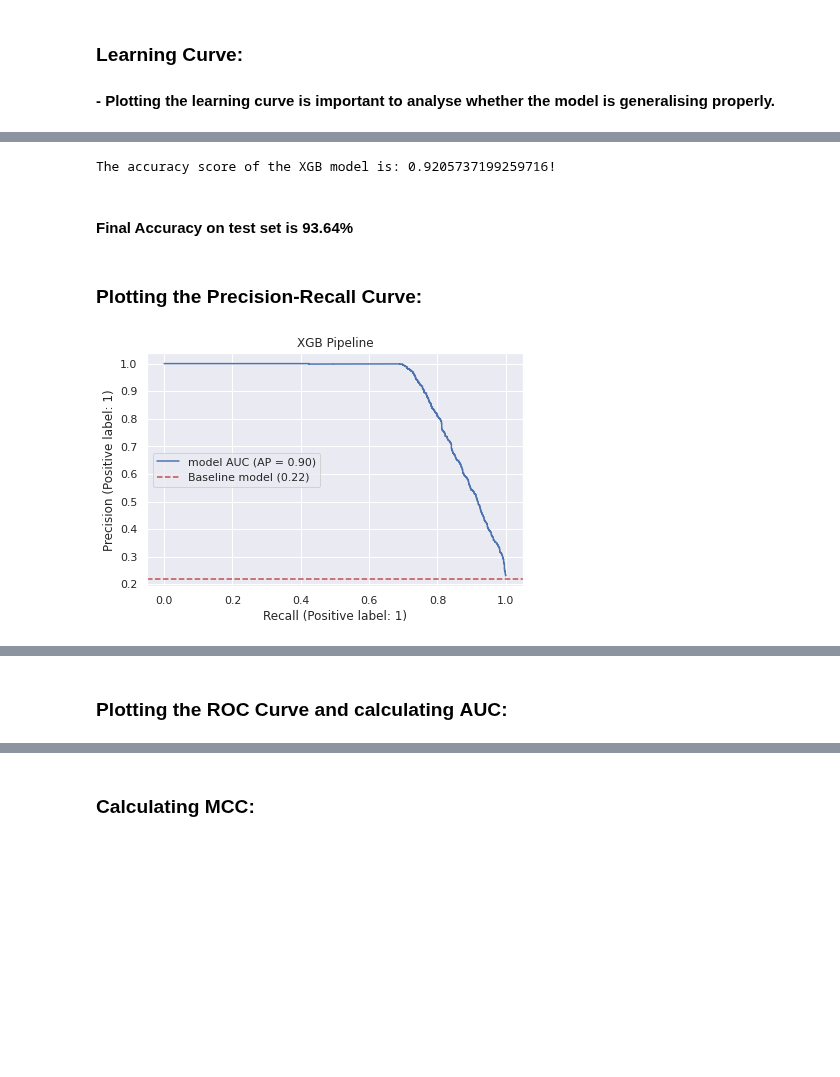
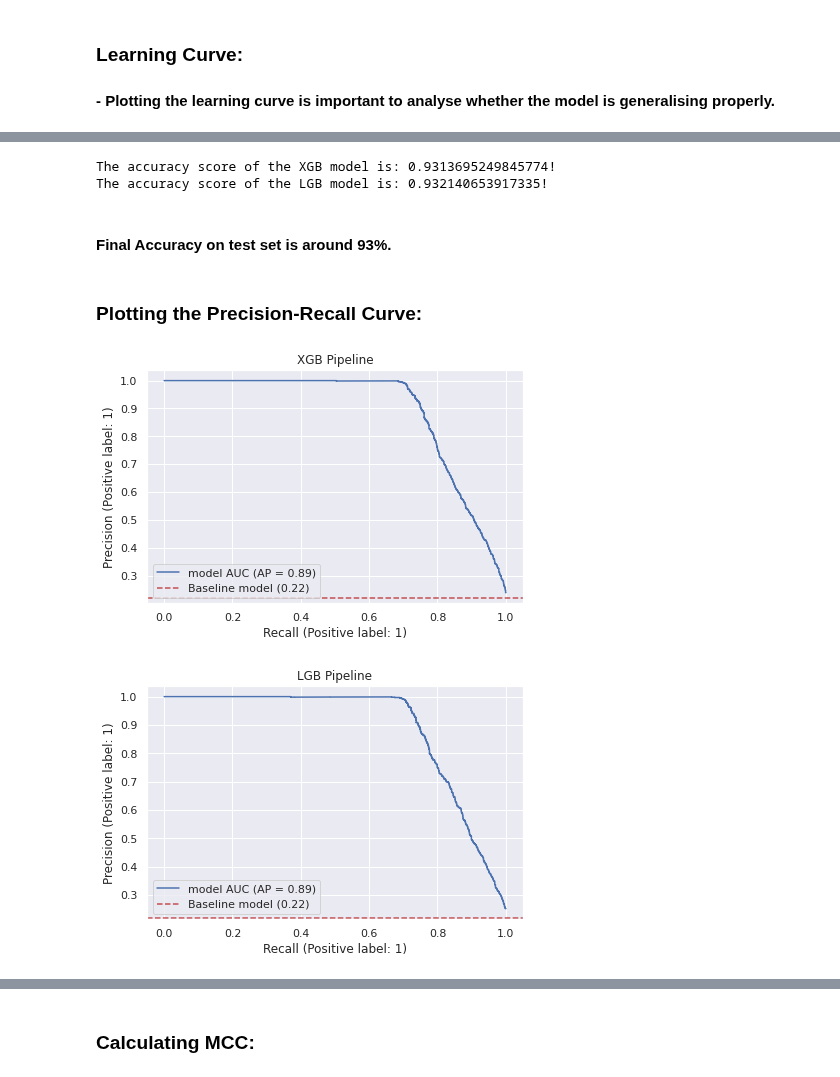
Before and after one commit to s-ravi18/Kaggle-Notebooks, a Jupyter notebook: credit-risk-analysis-redo.ipynb, the cells around one changed output, grey strips where cells are left out. Cells and saved outputs as stored; diff of their text form; code cells hidden in the pictures; blank space fills up the shorter version.

```diff
--- a/credit-risk-analysis-redo.ipynb
+++ b/credit-risk-analysis-redo.ipynb
@@ -731,8 +731,9 @@ We will use this technique here to test model performance once again before eval
 # %%
+%%time
 ## A dry run of the best pipeline:
-pipe = be
+pipe_xgb = be_xgb
 # evaluate pipeline using k-fold cross validation:
 cv = RepeatedStratifiedKFold(n_splits=5, n_repeats=3, random_state=1)
-scores = cross_val_score(pipe, X, y, scoring='accuracy', cv=cv, n_jobs=-1)
-scores.mean()
+scores = cross_val_score(pipe_xgb, X, y, scoring='accuracy', cv=cv, n_jobs=-1)
+print(f"The MEAN of score obtained after CROSS VALIDATION of the XGB Based Pipeline is: {scores.mean()} or {scores.mean()*100:.2f}%")
 # %% [output]
@@ -740,7 +743,10 @@ NameError: name 'be' is not defined
 # %%
+%%time
 ## Fitting into best pipeline for evaluation:
-pipe.fit(X, y)
+pipe_xgb.fit(X, y)
 ## Getting predictions:
-preds_xgb = pipe.predict(X_test)
+preds_xgb = pipe_xgb.predict(X_test)
 ## Getting probabilities:
-probs_xgb = pipe.predict_proba(X_test)
+probs_xgb = pipe_xgb.predict_proba(X_test)
+## Accuracy Score:
+print(f"The ACCURACY SCORE produced on the TEST SET by the XGB Based Pipeline is: {accuracy_score(y_test,preds_xgb)} or {accuracy_score(y_test,preds_xgb)*100}%.")
@@ -750,0 +759,8 @@ accuracy_score(y_test,preds_xgb)
+# %%
+%%time
+## A dry run of the best pipeline:
+pipe_lgb = be_lgb
+# evaluate pipeline using k-fold cross validation:
+cv = RepeatedStratifiedKFold(n_splits=5, n_repeats=3, random_state=1)
+scores = cross_val_score(pipe_lgb, X, y, scoring='accuracy', cv=cv, n_jobs=-1)
+print(f"The MEAN of score obtained after CROSS VALIDATION of the LGBM Based Pipeline is: {scores.mean()} or {scores.mean()*100:.2f}%")
@@ -750,0 +771,10 @@ accuracy_score(y_test,preds_xgb)
+# %%
+%%time
+## Fitting into best pipeline for evaluation:
+pipe_lgb.fit(X, y)
+## Getting predictions:
+preds_lgb = pipe_lgb.predict(X_test)
+## Getting probabilities:
+probs_lgb = pipe_lgb.predict_proba(X_test)
+## Accuracy Score:
+print(f"The ACCURACY SCORE produced on the TEST SET by the LGBM Based Pipeline is: {accuracy_score(y_test,preds_lgb)} or {accuracy_score(y_test,preds_lgb)*100}%.")
@@ -810,21 +896,25 @@ The Final Accuracy Score for the XGB Pipeline:
 # %%
 print(f"The accuracy score of the XGB model is: {accuracy_score(y_test,preds_xgb)}!")
+print(f"The accuracy score of the LGB model is: {accuracy_score(y_test,preds_lgb)}!")
 # %% [output]
-The accuracy score of the XGB model is: 0.9205737199259716!
+The accuracy score of the XGB model is: 0.9313695249845774!
+The accuracy score of the LGB model is: 0.932140653917335!
 # %% [markdown]
-#### Final Accuracy on test set is **93.64**%
+#### Final Accuracy on test set is around **93**%.
 # %% [markdown]
 ### Plotting the **Precision-Recall** Curve:
 # %%
 %%time
 def funct_pr(be,X_test,y_test,title):
     plot_precision_recall_curve(estimator=be, X=X_test, y=y_test, name='model AUC')
     baseline = y_test.sum() / len(y_test)
     plt.axhline(baseline, ls='--', color='r', label=f'Baseline model ({round(baseline,2)})')
     plt.title(f"{title}")
     plt.legend(loc='best')
     plt.show()
 
-funct_pr(be_xgb,X_test,y_test,"XGB Pipeline")
+funct_pr(pipe_xgb,X_test,y_test,"XGB Pipeline")
+funct_pr(pipe_lgb,X_test,y_test,"LGB Pipeline")
 # %% [output]
-[figure, old version]
+[figure, new version]
+[figure, added]
@@ -833,2 +922,0 @@ Wall time: 518 ms
-# %% [markdown]
-### Plotting the **ROC Curve** and calculating **AUC**:
```
Also changed, not shown: parts of 62 cells of this notebook.
